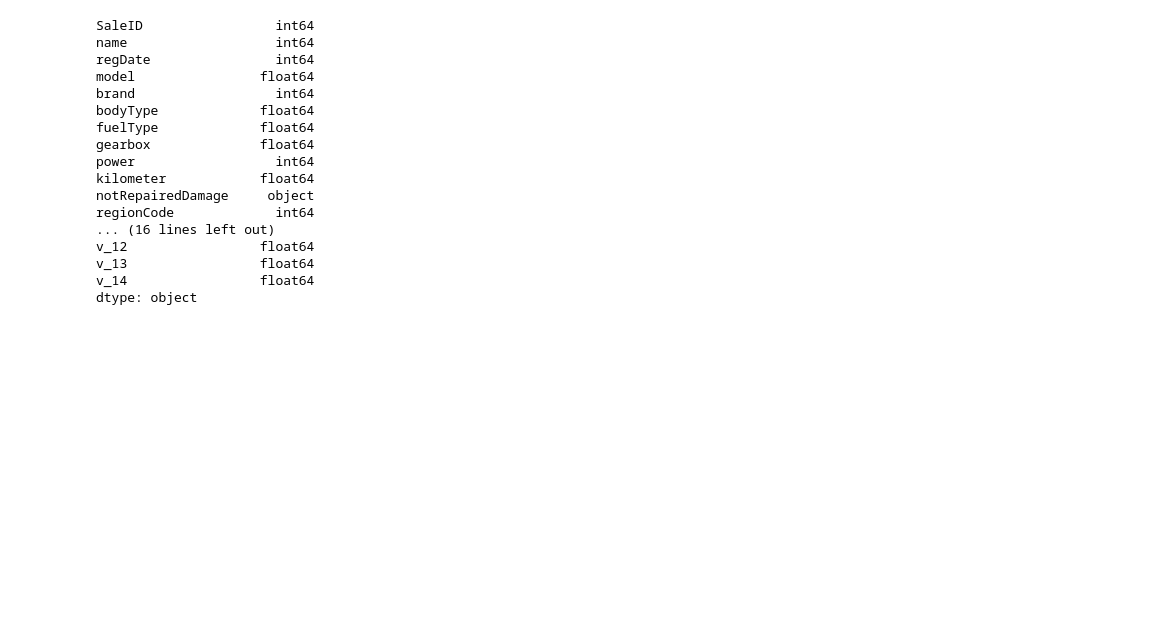
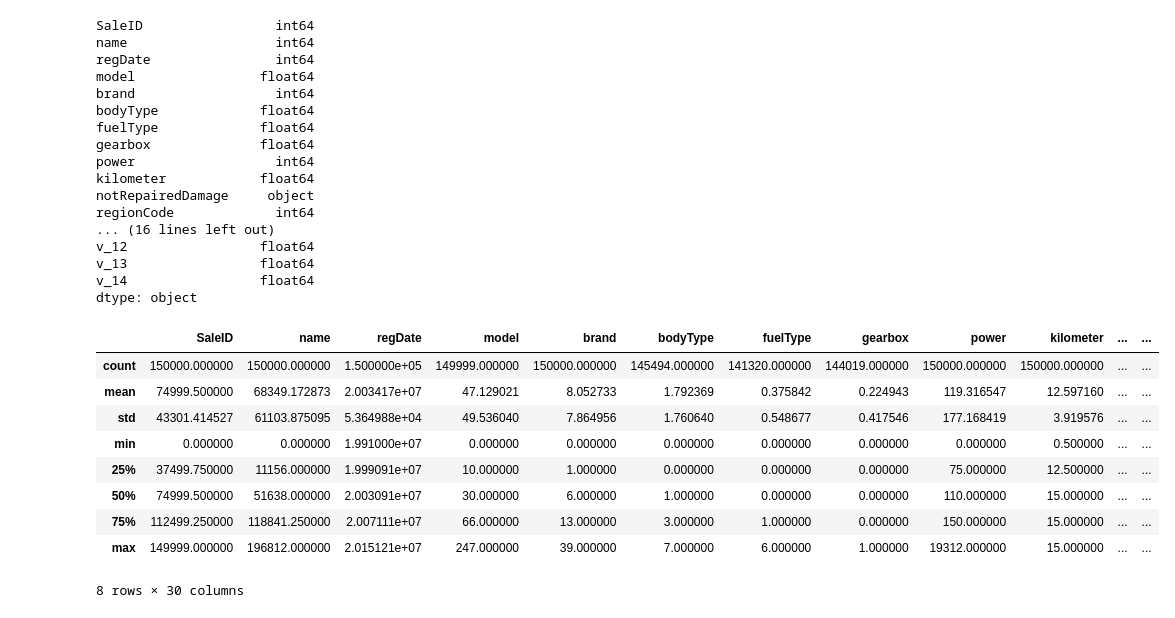
Before and after one commit to lytdigi-ai/used_cars, a Jupyter notebook: project_EDA.ipynb, the cells around one changed output. Cells and saved outputs as stored; diff of their text form; code cells hidden in the pictures; blank space fills up the shorter version.

```diff
--- a/project_EDA.ipynb
+++ b/project_EDA.ipynb
@@ -68,3 +68,16 @@ v_12                 float64
 v_13                 float64
 v_14                 float64
 dtype: object
+# %%
+train_data.describe()
+# %% [output]
+|  | SaleID | name | regDate | model | brand | bodyType | fuelType | gearbox | power | kilometer | ... | ... |
+| count | 150000.000000 | 150000.000000 | 1.500000e+05 | 149999.000000 | 150000.000000 | 145494.000000 | 141320.000000 | 144019.000000 | 150000.000000 | 150000.000000 | ... | ... |
+| mean | 74999.500000 | 68349.172873 | 2.003417e+07 | 47.129021 | 8.052733 | 1.792369 | 0.375842 | 0.224943 | 119.316547 | 12.597160 | ... | ... |
+| std | 43301.414527 | 61103.875095 | 5.364988e+04 | 49.536040 | 7.864956 | 1.760640 | 0.548677 | 0.417546 | 177.168419 | 3.919576 | ... | ... |
+| min | 0.000000 | 0.000000 | 1.991000e+07 | 0.000000 | 0.000000 | 0.000000 | 0.000000 | 0.000000 | 0.000000 | 0.500000 | ... | ... |
+| 25% | 37499.750000 | 11156.000000 | 1.999091e+07 | 10.000000 | 1.000000 | 0.000000 | 0.000000 | 0.000000 | 75.000000 | 12.500000 | ... | ... |
+| 50% | 74999.500000 | 51638.000000 | 2.003091e+07 | 30.000000 | 6.000000 | 1.000000 | 0.000000 | 0.000000 | 110.000000 | 15.000000 | ... | ... |
+| 75% | 112499.250000 | 118841.250000 | 2.007111e+07 | 66.000000 | 13.000000 | 3.000000 | 1.000000 | 0.000000 | 150.000000 | 15.000000 | ... | ... |
+| max | 149999.000000 | 196812.000000 | 2.015121e+07 | 247.000000 | 39.000000 | 7.000000 | 6.000000 | 1.000000 | 19312.000000 | 15.000000 | ... | ... |
+8 rows × 30 columns
```
Also changed, not shown: parts of 12 cells of this notebook.
